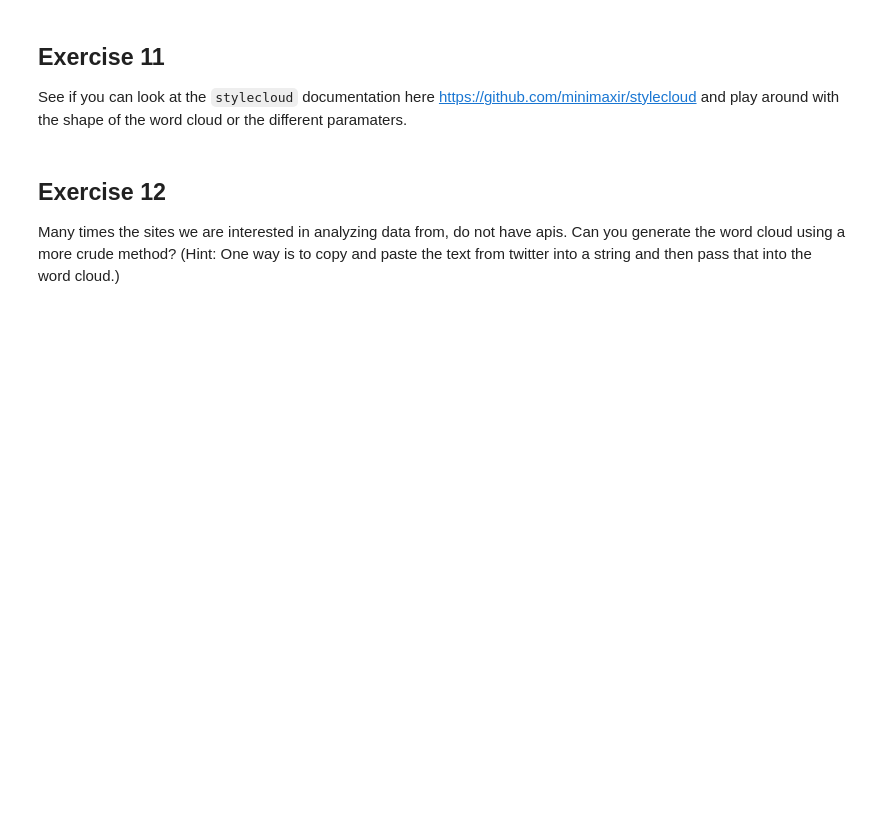
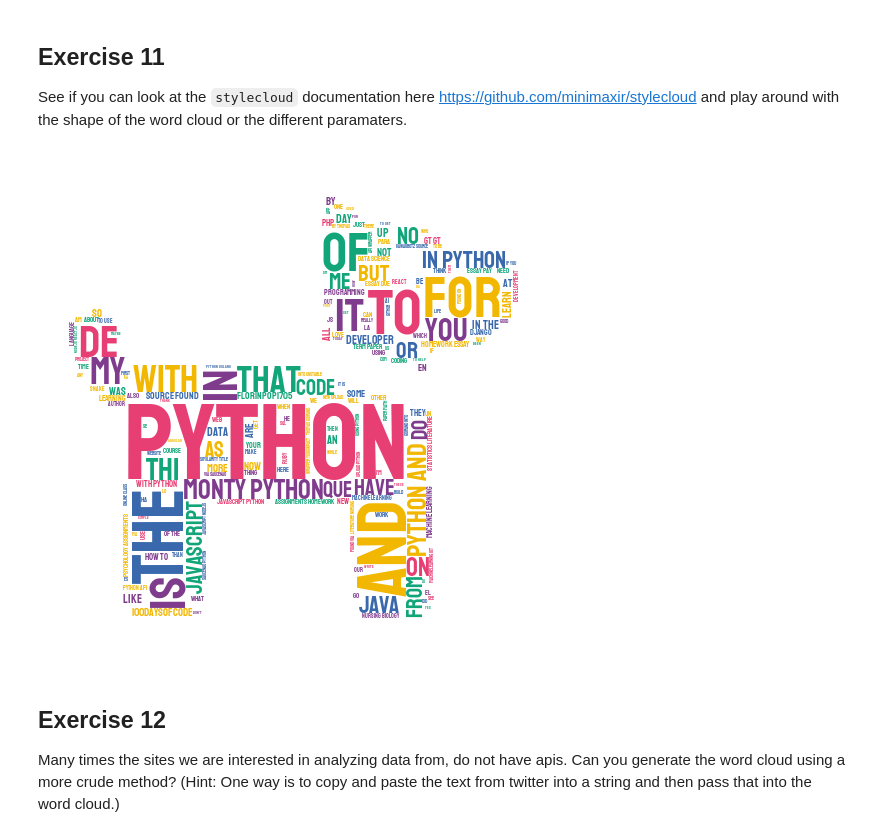
Before and after one commit to silverdrake11/chipy_project_draft, a Jupyter notebook: tweet.ipynb, the cells around one changed output. Saved outputs shown, nothing was run; the diff lists cells and outputs as text; code cells hidden in the pictures; blank space fills up the shorter version.

```diff
--- a/tweet.ipynb
+++ b/tweet.ipynb
@@ -246,6 +301,11 @@ Second there is this `amp` showing up that is not a real word. This is actually
 ## Exercise 11
 
 See if you can look at the `stylecloud` documentation here https://github.com/minimaxir/stylecloud and play around with the shape of the word cloud or the different paramaters.
+# %%
+stylecloud.gen_stylecloud(text=corpus, icon_name='fas fa-dog', output_name=filename, custom_stopwords =['AMP'])
+Image(filename=filename)
+# %% [output]
+[figure, added]
 # %% [markdown]
 ## Exercise 12
 
```
Also changed, not shown: parts of 17 cells of this notebook.
